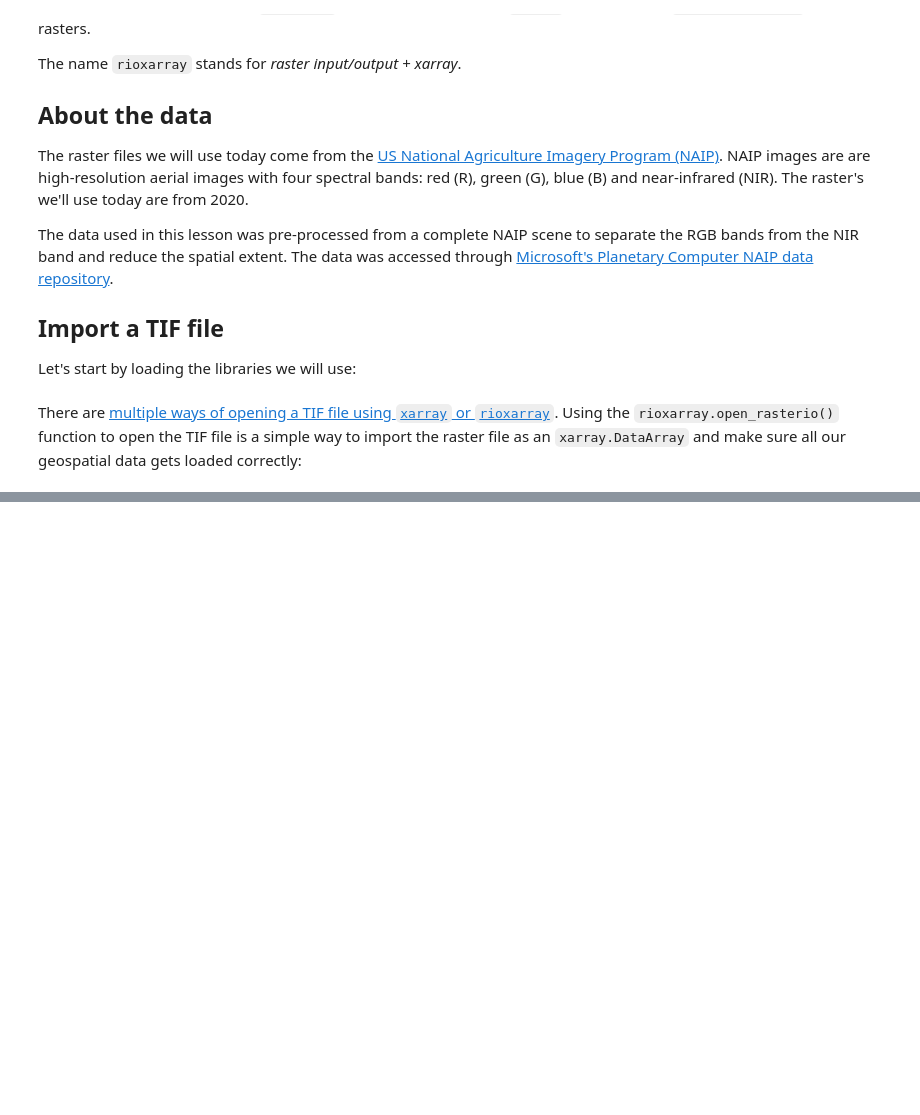
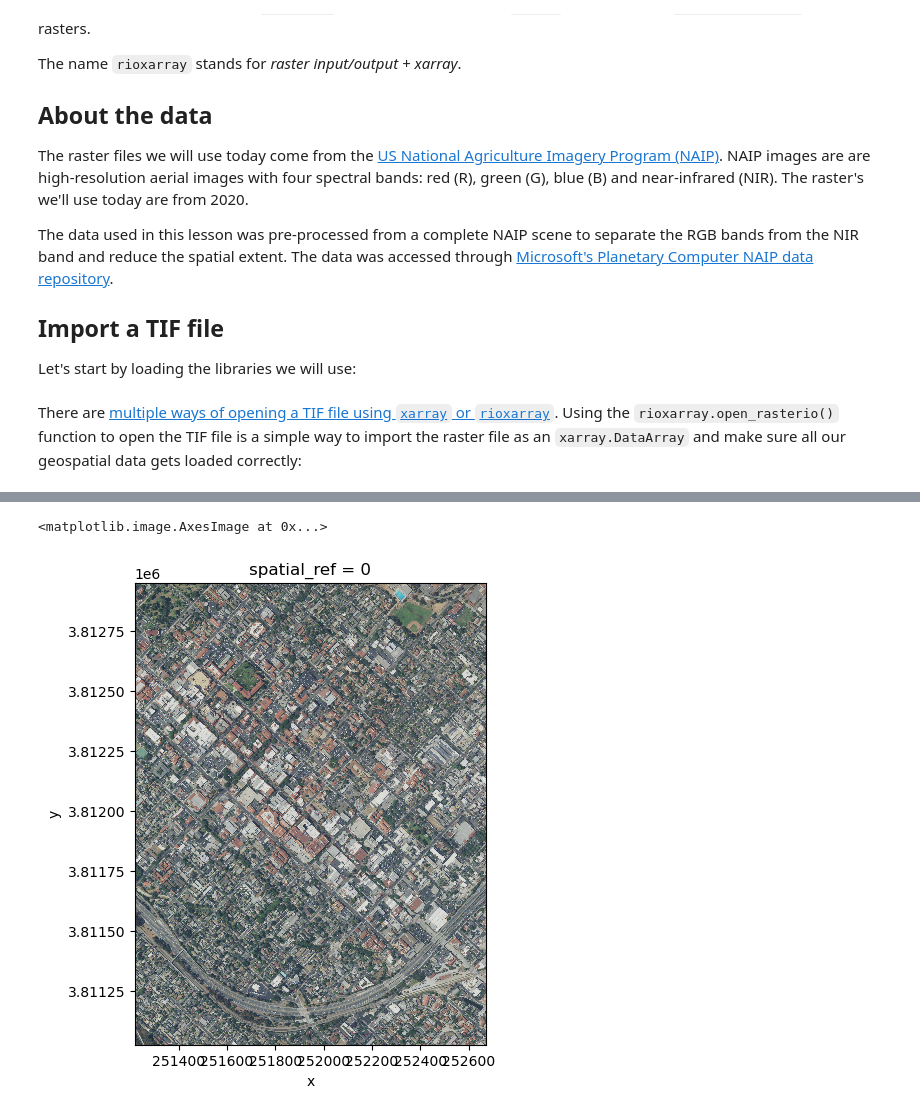
Before and after one commit to austinmartinez12/eds220-2025-in-class, a Jupyter notebook: week8/week8-rioxarray.ipynb, the cells around one changed output, grey strips where cells are left out. Drawn from its saved outputs; the diff is of its cells as text; code cells hidden in the pictures; blank space fills up the shorter version.

```diff
--- a/week8/week8-rioxarray.ipynb
+++ b/week8/week8-rioxarray.ipynb
@@ -27,0 +114,5 @@ root = os.path.join('data', 'rioxarray_lesson_data')
+# %%
+# Import RGB raster
+fp = os.path.join('NAIP_SB','NAIP_SB_rgb.tif')
+rgb = rioxr.open_rasterio(fp)
+rgb
@@ -27,0 +131,9 @@ root = os.path.join('data', 'rioxarray_lesson_data')
+# %%
+# Plot three bands as RGB image
+rgb_aspect_ratio = rgb.rio.width / rgb.rio.height  # Raster's aspect ratio
+rgb.plot.imshow(size=6,  # Plot's height in inches
+                aspect=rgb_aspect_ratio  # Ratio of width/height
+                )
+# %% [output]
+<matplotlib.image.AxesImage at 0x...>
+[figure, added]
```
Also changed, not shown: parts of 28 cells of this notebook, 4 other files.
